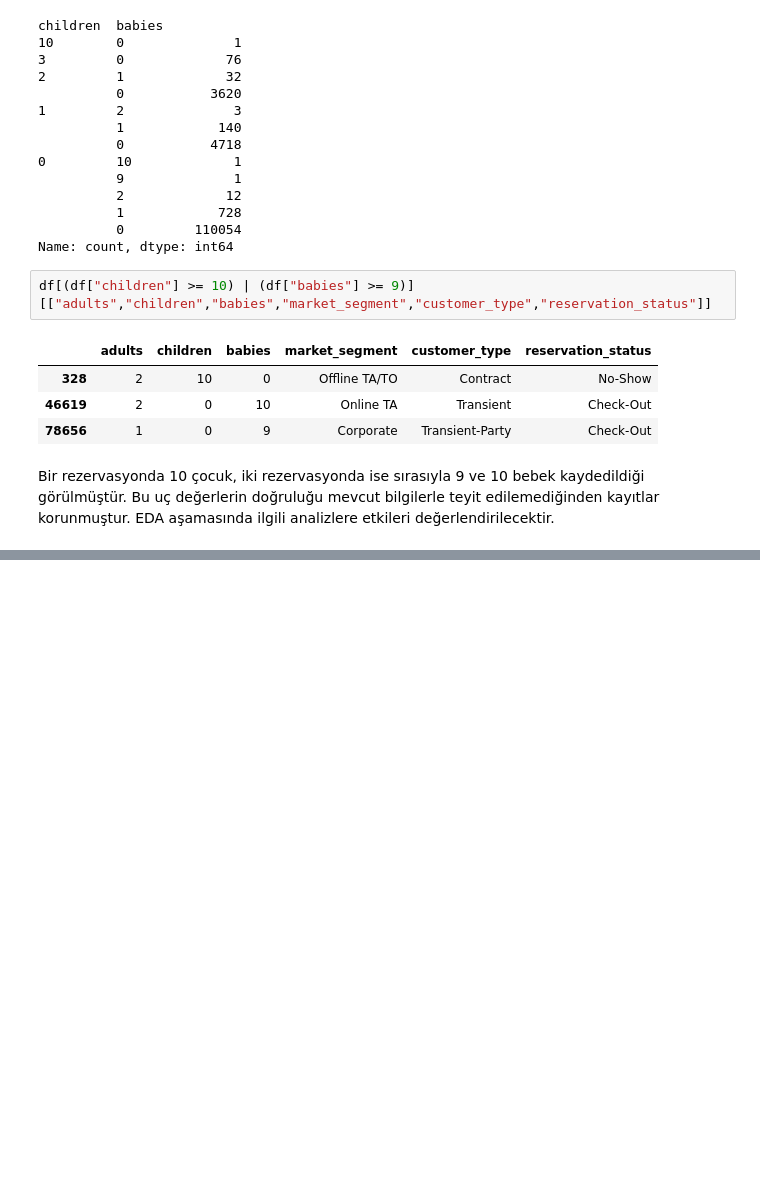
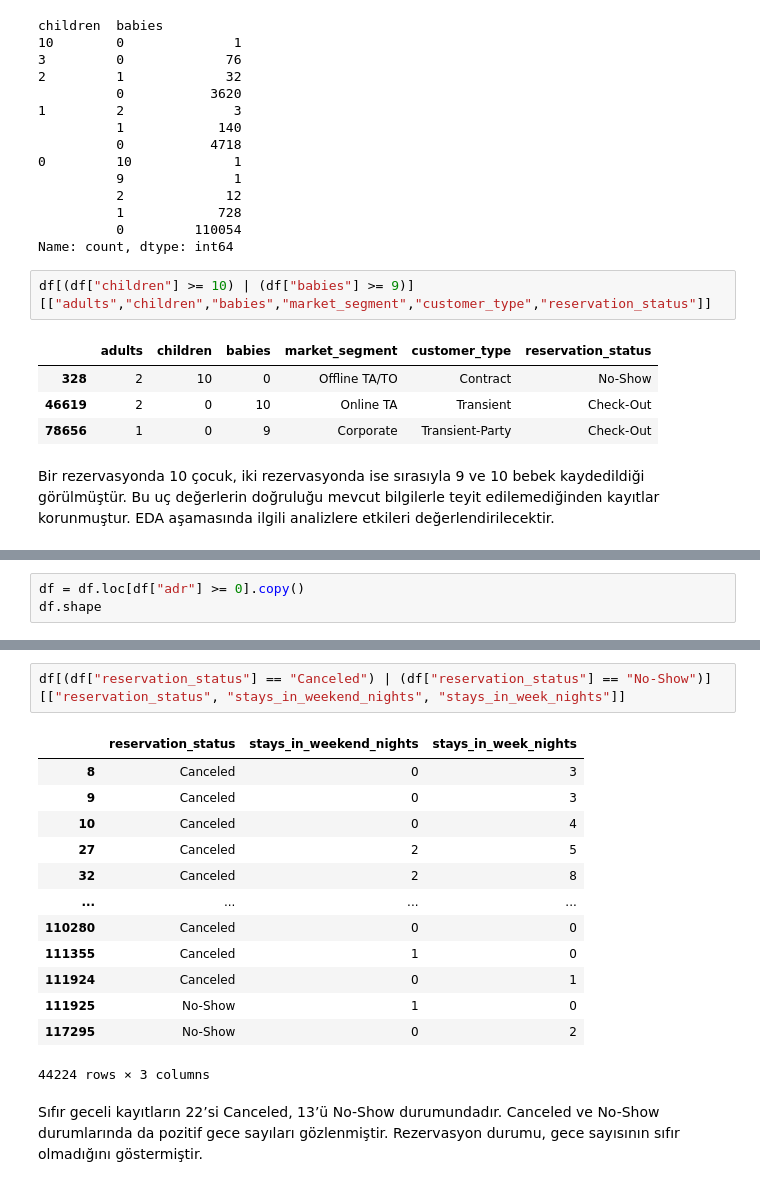
Before and after one commit to imelisa1/Hotel-Booking-Analysis, a Jupyter notebook: notebooks/01_data_understanding.ipynb, the cells around one changed output, grey strips where cells are left out. Saved outputs shown, nothing was run; the diff lists cells and outputs as text; blank space fills up the shorter version.

```diff
--- a/notebooks/01_data_understanding.ipynb
+++ b/notebooks/01_data_understanding.ipynb
@@ -834,0 +855,3 @@ Bir rezervasyonda 10 çocuk, iki rezervasyonda ise sırasıyla 9 ve 10 bebek kay
+# %%
+df = df.loc[df["adr"] >= 0].copy()
+df.shape
@@ -834,0 +939,18 @@ Bir rezervasyonda 10 çocuk, iki rezervasyonda ise sırasıyla 9 ve 10 bebek kay
+# %%
+df[(df["reservation_status"] == "Canceled") | (df["reservation_status"] == "No-Show")][["reservation_status", "stays_in_weekend_nights", "stays_in_week_nights"]]
+# %% [output]
+|  | reservation_status | stays_in_weekend_nights | stays_in_week_nights |
+| 8 | Canceled | 0 | 3 |
+| 9 | Canceled | 0 | 3 |
+| 10 | Canceled | 0 | 4 |
+| 27 | Canceled | 2 | 5 |
+| 32 | Canceled | 2 | 8 |
+| ... | ... | ... | ... |
+| 110280 | Canceled | 0 | 0 |
+| 111355 | Canceled | 1 | 0 |
+| 111924 | Canceled | 0 | 1 |
+| 111925 | No-Show | 1 | 0 |
+| 117295 | No-Show | 0 | 2 |
+44224 rows × 3 columns
+# %% [markdown]
+Sıfır geceli kayıtların 22’si Canceled, 13’ü No-Show durumundadır. Canceled ve No-Show durumlarında da pozitif gece sayıları gözlenmiştir. Rezervasyon durumu, gece sayısının sıfır olmadığını göstermiştir.
```
Also changed, not shown: parts of 36 cells of this notebook.
